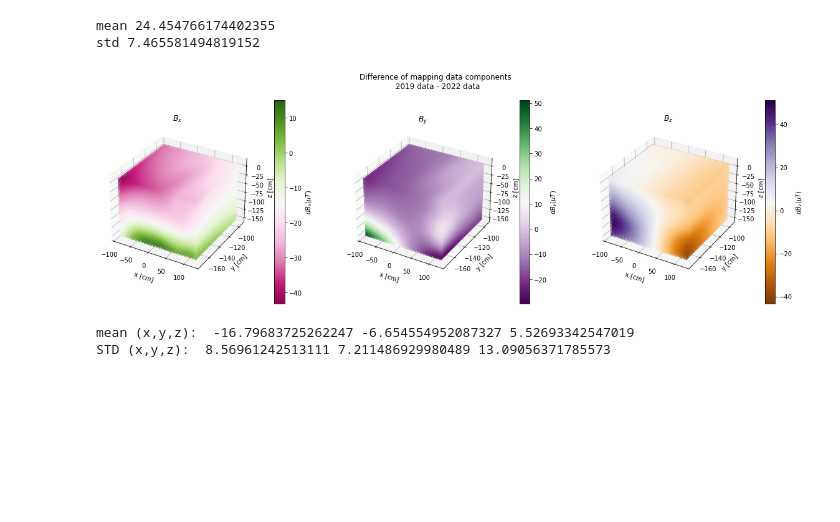
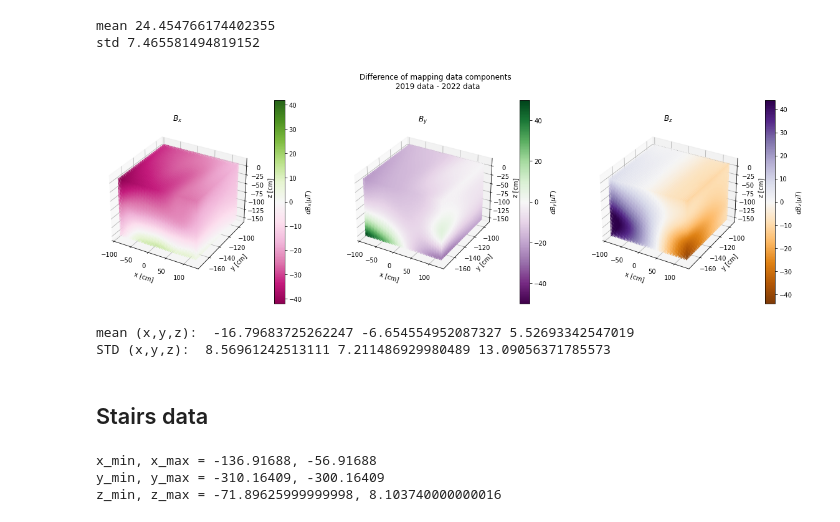
Before and after one commit to eklem1/MesonMagMapping, a Jupyter notebook: Fall_2022/ComparingMaps.ipynb, the cells around one changed output. Cells and saved outputs as stored; diff of their text form; code cells hidden in the pictures; blank space fills up the shorter version.

```diff
--- a/Fall_2022/ComparingMaps.ipynb
+++ b/Fall_2022/ComparingMaps.ipynb
@@ -246,43 +309,10 @@ print("std", np.std(B1_diff))
 [figure]
 mean 24.454766174402355
 std 7.465581494819152
-# %%
-%matplotlib inline
-
-fig = plt.figure(figsize=(20,6))
-ax1 = fig.add_subplot(1, 3, 1, projection='3d')
-ax2 = fig.add_subplot(1, 3, 2, projection='3d')
-ax3 = fig.add_subplot(1, 3, 3, projection='3d')
-fig.suptitle("Difference of mapping data components \n 2019 data - 2022 data")
-#  ['PiYG', 'PRGn', 'BrBG', 'PuOr', 'RdGy', 'RdBu', 'RdYlBu',
-#                       'RdYlGn', 'Spectral', 'coolwarm', 'bwr', 'seismic'])
-axes = [ax1, ax2, ax3]
-
-# my_cmap = plt.cm.seismic_r.copy();
-# my_cmap.set_bad('aqua'));
-# ax.contourf(...., cmap=my_cmap, vmin=-50, vmax=50)
-
-Q_19 = ax1.scatter(df_compare['x'], df_compare['y'], df_compare['z'],c=df_compare['dB_x'], s=.5,
-                   alpha=1, cmap=cm.PiYG)#, vmin=-42, vmax=42)
-cbar_19 = fig.colorbar(Q_19, label='$dB_x (\mu T)$', ax=ax1, pad=0.1)
-ax1.set_title("$B_x$")
-
-Q_22 = ax2.scatter(df_compare['x'], df_compare['y'], df_compare['z'],c=df_compare['dB_y'], s=1,
-                   alpha=1, cmap=cm.PRGn)#, vmin=-50, vmax=50)
-cbar_22 = fig.colorbar(Q_22, label='$dB_y (\mu T)$', ax=ax2, pad=0.1)
-ax2.set_title("$B_y$")
-
-Q_19 = ax3.scatter(df_compare['x'], df_compare['y'], df_compare['z'],c=df_compare['dB_z'], s=.5,
-                   alpha=1, cmap=cm.PuOr)#, vmin=-44, vmax=44)
-cbar_19 = fig.colorbar(Q_19, label='$dB_z (\mu T)$', ax=ax3, pad=0.1)
-ax3.set_title("$B_z$")
-
-for a in axes:
-    a.set_xlabel('x [cm]')
-    a.set_ylabel('y [cm]')
-    a.set_zlabel('z [cm]')
-
-plt.show()
-# %% [output]
-[figure, removed]
+# %%
+limsA = np.array([[-42, 42], [-50, 50], [-44, 44]])
+titleS = "Difference of mapping data components \n 2019 data - 2022 data"
+PlotComponents(df_compare, Compare=True, lims=limsA, title=titleS)
+# %% [output]
+[figure, added]
 # %%
@@ -291,3 +323,5 @@ print("STD (x,y,z): ", np.std(df_compare['dB_x']), np.std(df_compare['dB_y']), n
 # %% [output]
 mean (x,y,z):  -16.79683725262247 -6.654554952087327 5.52693342547019
 STD (x,y,z):  8.56961242513111 7.211486929980489 13.09056371785573
+# %% [markdown]
+## Stairs data
@@ -293,0 +333,15 @@ STD (x,y,z):  8.56961242513111 7.211486929980489 13.09056371785573
+# %%
+# print("2022 limits:")
+mins_22 = np.min(data_22_s)
+max_22 = np.max(data_22_s)
+
+# print("mins:", minsAll)
+# print("max:", maxsAll)
+
+print(  f"x_min, x_max = {mins_22['x']}, {max_22['x']} \n" +
+        f"y_min, y_max = {mins_22['y']}, {max_22['y']} \n"+
+        f"z_min, z_max = {mins_22['z']}, {max_22['z']}")
+# %% [output]
+x_min, x_max = -136.91688, -56.91688
+y_min, y_max = -310.16409, -300.16409
+z_min, z_max = -71.89625999999998, 8.103740000000016
```
Also changed, not shown: parts of 9 cells of this notebook, 8 other files.
